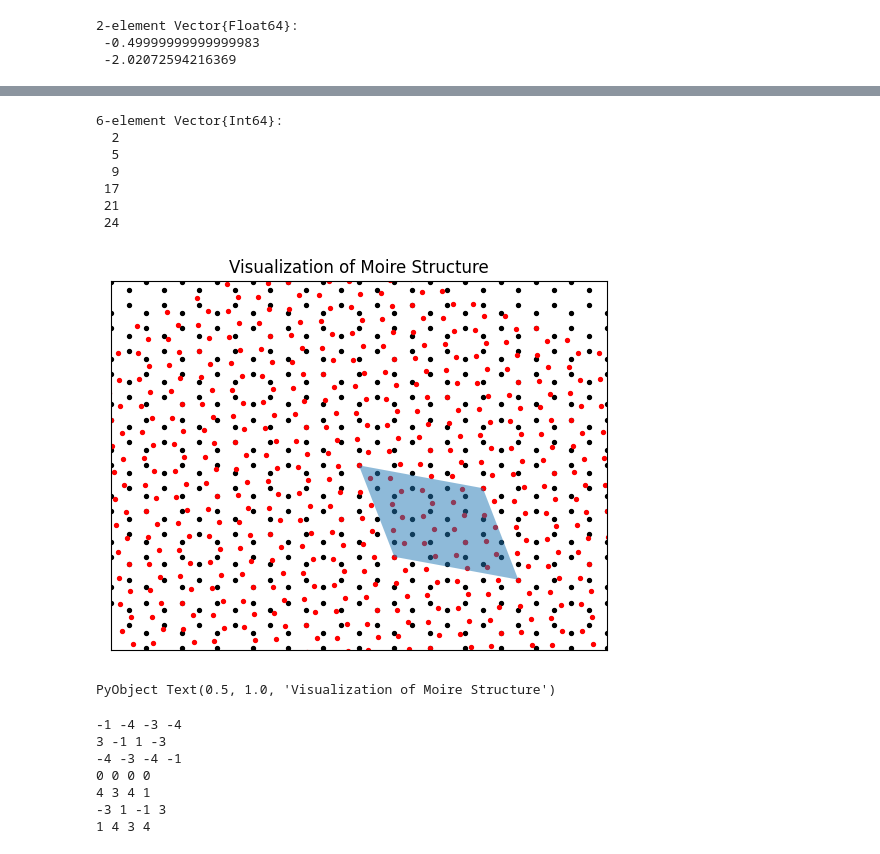
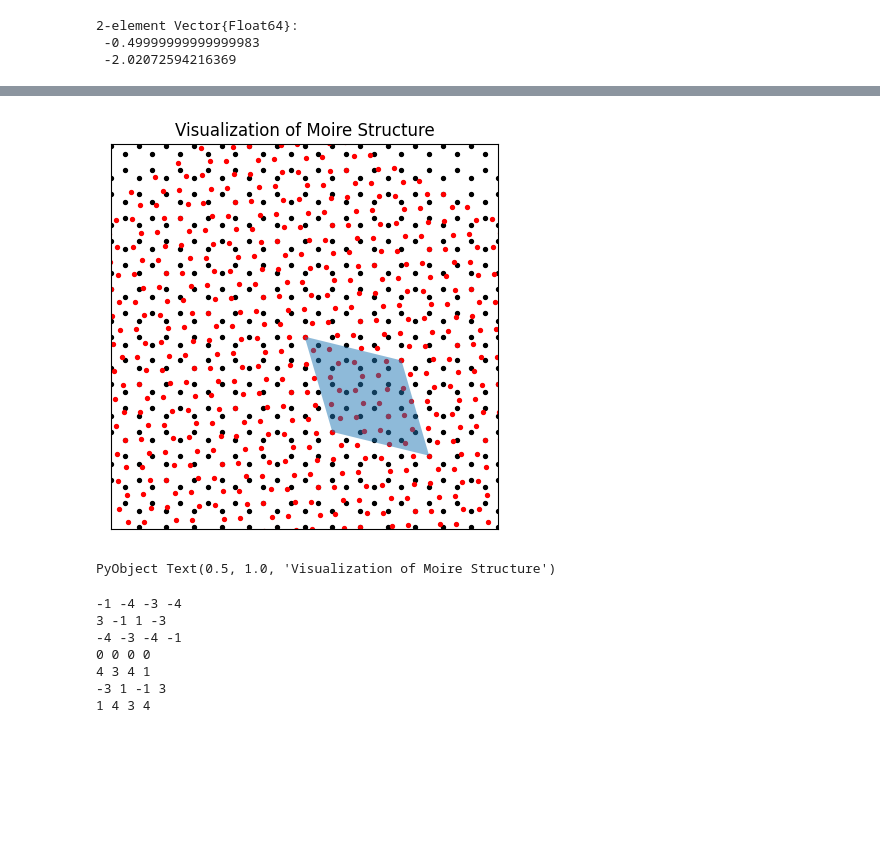
Before and after one commit to AliGhorashiCMT/Plasmons_Paper, a Jupyter notebook: Moire_Figs/Make_Lattice_13.ipynb, the cells around one changed output, grey strips where cells are left out. Drawn from its saved outputs; the diff is of its cells as text; code cells hidden in the pictures; blank space fills up the shorter version.

```diff
--- a/Moire_Figs/Make_Lattice_13.ipynb
+++ b/Moire_Figs/Make_Lattice_13.ipynb
@@ -88,27 +66,17 @@ findall(x -> isequal(x, 3.61), round.([euclidean(lattpoint,[0, 0] ) for lattpoin
-# %%
-findall(x-> isequal(x, 6.245), round.([euclidean(lattpoint,[0, 0]) for lattpoint in lattpoints3], digits=3))
-# %% [output]
-6-element Vector{Int64}:
-  2
-  5
-  9
- 17
- 21
- 24
 # %%
+figure(figsize=(5, 5))
 [scatter(lattpoint..., color="black", 8) for lattpoint in lattpoints1]
 [scatter((lattpoint .+ [0, 1/sqrt(3)])..., color="black", 8) for lattpoint in lattpoints1]
-
 [scatter((lattpoint .+ translation)..., color="red", 8) for lattpoint in lattpoints2]
 [scatter((lattpoint .+ rot(θ)*[0, 1/sqrt(3)] .+ translation )..., color="red", 8) for lattpoint in lattpoints2]
 fill([0, lattpoints3[6][1], lattpoints3[5][1], lattpoints3[12][1]], [0, lattpoints3[6][2], lattpoints3[5][2], lattpoints3[12][2]], alpha=0.5)
 ylim(-7, 7)
 xlim(-7, 7)
 xticks(Float64[])
 yticks(Float64[])
 title("Visualization of Moire Structure")
 # %% [output]
-[figure, old version]
+[figure, new version]
 PyObject Text(0.5, 1.0, 'Visualization of Moire Structure')
 # %%
 θ = acos(11/13)
```
Also changed, not shown: parts of 5 cells of this notebook, 1 other file.
